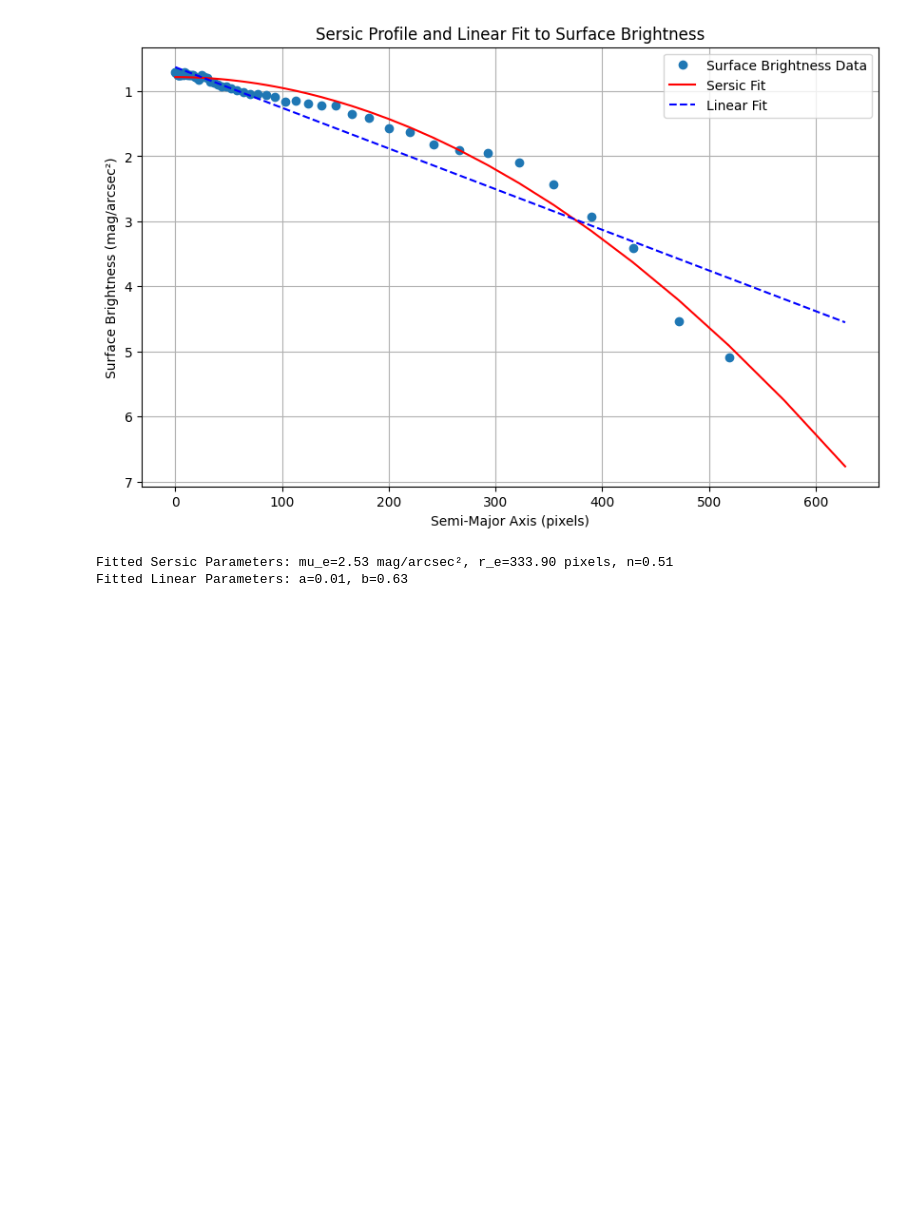
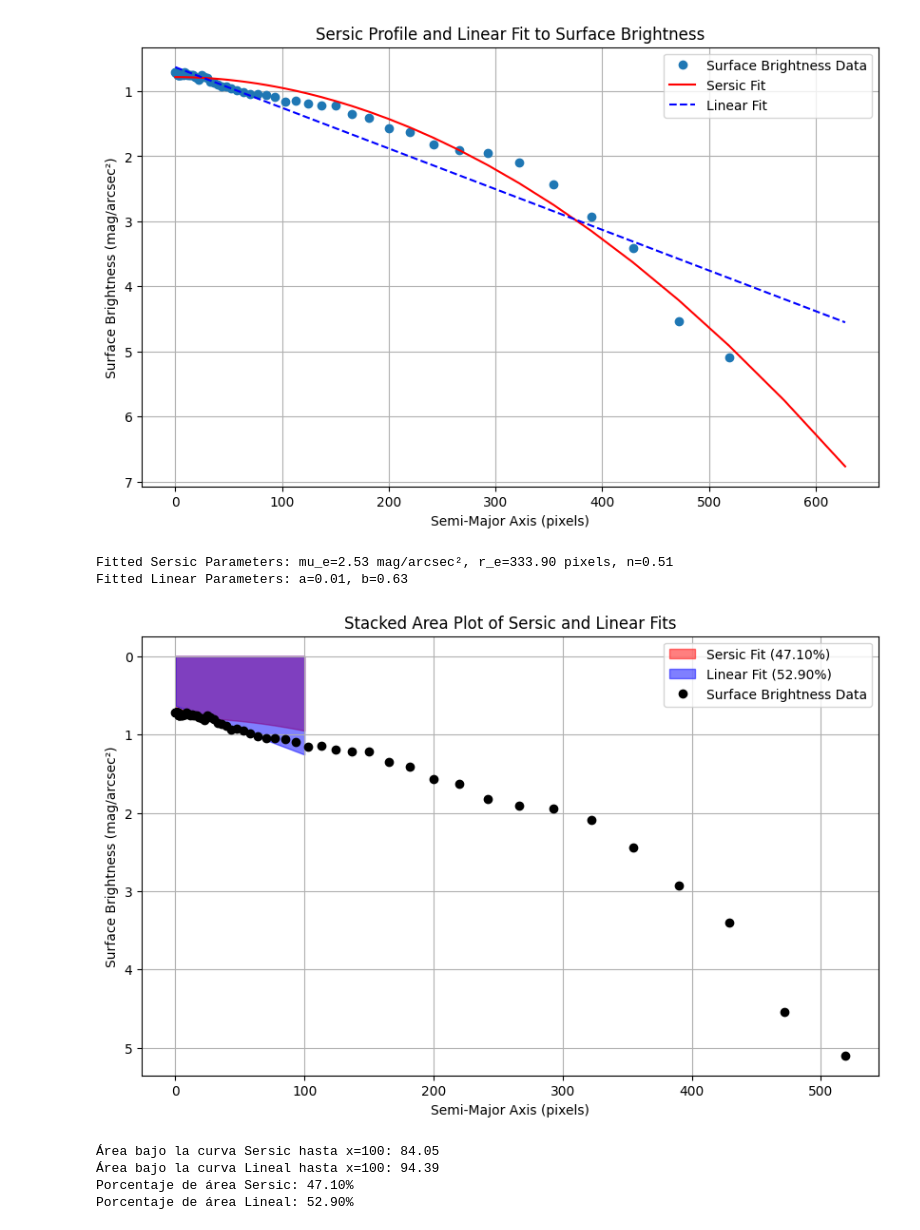
Before and after one commit to santortiz/parcial_galaxias, a Jupyter notebook: notebooks/1.ipynb, the cells around one changed output. Drawn from its saved outputs; the diff is of its cells as text; code cells hidden in the pictures; blank space fills up the shorter version.

```diff
--- a/notebooks/1.ipynb
+++ b/notebooks/1.ipynb
@@ -181,3 +215,63 @@ print(f"Fitted Linear Parameters: a={a:.2f}, b={b:.2f}")
 [figure]
 Fitted Sersic Parameters: mu_e=2.53 mag/arcsec², r_e=333.90 pixels, n=0.51
 Fitted Linear Parameters: a=0.01, b=0.63
+# %%
+from scipy.optimize import curve_fit
+import numpy as np
+import matplotlib.pyplot as plt
+
+# Definir el perfil de Sersic en brillo superficial
+def sersic_surface_brightness(r, mu_e, r_e, n):
+    b_n = 2 * n - 0.327
+    return mu_e + 2.5 * b_n * ((r / r_e)**(1/n) - 1)
+
+# Definir una función lineal
+def linear_surface_brightness(r, a, b):
+    return a * r + b
+
+# Filtrar datos no nulos
+non_nan_radii = np.array(radii)[~np.isnan(surface_brightness)]
+non_nan_surface_brightness = surface_brightness[~np.isnan(surface_brightness)]
+
+# Ajustar el perfil de Sersic a los datos de brillo superficial
+popt_sersic, pcov_sersic = curve_fit(sersic_surface_brightness, non_nan_radii, non_nan_surface_brightness, p0=[20, 10, 2])
+mu_e, r_e, n = popt_sersic
+
+# Ajustar la función lineal a los datos de brillo superficial
+popt_linear, pcov_linear = curve_fit(linear_surface_brightness, non_nan_radii, non_nan_surface_brightness)
+a, b = popt_linear
+
+# Calcular el área bajo la curva para ambas funciones hasta x = 100
+r_max = 100
+r_values = np.linspace(0, r_max, 500)
+sersic_area = np.trapezoid(sersic_surface_brightness(r_values, *popt_sersic), r_values)
+linear_area = np.trapezoid(linear_surface_brightness(r_values, *popt_linear), r_values)
+total_area = sersic_area + linear_area
+
+# Calcular el porcentaje de área para cada curva
+sersic_percentage = (sersic_area / total_area) * 100
+linear_percentage = (linear_area / total_area) * 100
+
+# Gráfica de áreas apiladas
+plt.figure(figsize=(10, 6))
+plt.fill_between(r_values, sersic_surface_brightness(r_values, *popt_sersic), color='red', alpha=0.5, label=f'Sersic Fit ({sersic_percentage:.2f}%)')
+plt.fill_between(r_values, linear_surface_brightness(r_values, *popt_linear), color='blue', alpha=0.5, label=f'Linear Fit ({linear_percentage:.2f}%)')
+plt.plot(radii, surface_brightness, 'o', label='Surface Brightness Data', color='black')
+plt.gca().invert_yaxis()  # Escala de magnitudes, valores más bajos son más brillantes
+plt.xlabel('Semi-Major Axis (pixels)')
+plt.ylabel('Surface Brightness (mag/arcsec²)')
+plt.title('Stacked Area Plot of Sersic and Linear Fits')
+plt.grid(True)
+plt.legend()
+plt.show()
+
+print(f"Área bajo la curva Sersic hasta x={r_max}: {sersic_area:.2f}")
+print(f"Área bajo la curva Lineal hasta x={r_max}: {linear_area:.2f}")
+print(f"Porcentaje de área Sersic: {sersic_percentage:.2f}%")
+print(f"Porcentaje de área Lineal: {linear_percentage:.2f}%")
+# %% [output]
+[figure, added]
+Área bajo la curva Sersic hasta x=100: 84.05
+Área bajo la curva Lineal hasta x=100: 94.39
+Porcentaje de área Sersic: 47.10%
+Porcentaje de área Lineal: 52.90%
```
Also changed, not shown: parts of 6 cells of this notebook, 9 other files.
